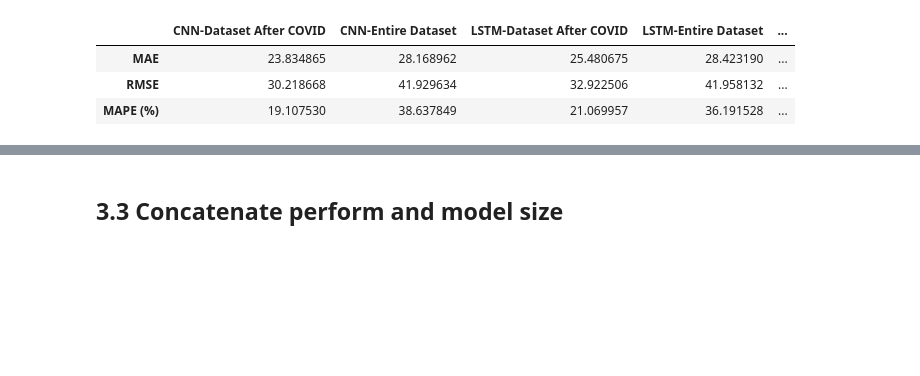
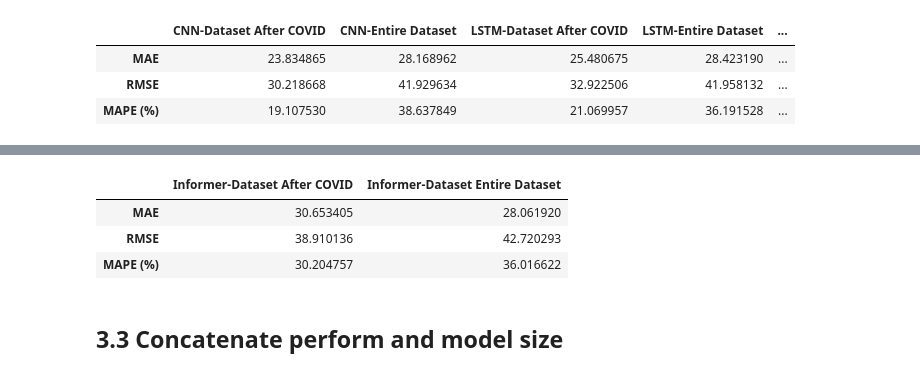
Before and after one commit to YueLi-0816/traffic_prediction, a Jupyter notebook: parameter_cal.ipynb, the cells around one changed output, grey strips where cells are left out. Drawn from its saved outputs; the diff is of its cells as text; code cells hidden in the pictures; blank space fills up the shorter version.

```diff
--- a/parameter_cal.ipynb
+++ b/parameter_cal.ipynb
@@ -972,3 +996,14 @@ mean_perform_all
+# %%
+informer_post = data_informer[['MAE_test','RMSE_test','MAPE (%)_test']].mean().to_frame(name='Informer-Dataset After COVID')
+informer_all = data_informer_all[['MAE_test','RMSE_test','MAPE (%)_test']].mean().to_frame(name='Informer-Dataset Entire Dataset')
+informer_perform = informer_post.join(informer_all)
+informer_perform.index = informer_perform.index.str.removesuffix('_test')
+informer_perform
+# %% [output]
+|  | Informer-Dataset After COVID | Informer-Dataset Entire Dataset |
+| MAE | 30.653405 | 28.061920 |
+| RMSE | 38.910136 | 42.720293 |
+| MAPE (%) | 30.204757 | 36.016622 |
 # %% [markdown]
 ## 3.3 Concatenate perform and model size
 # %%
```
Also changed, not shown: parts of 5 cells of this notebook.
